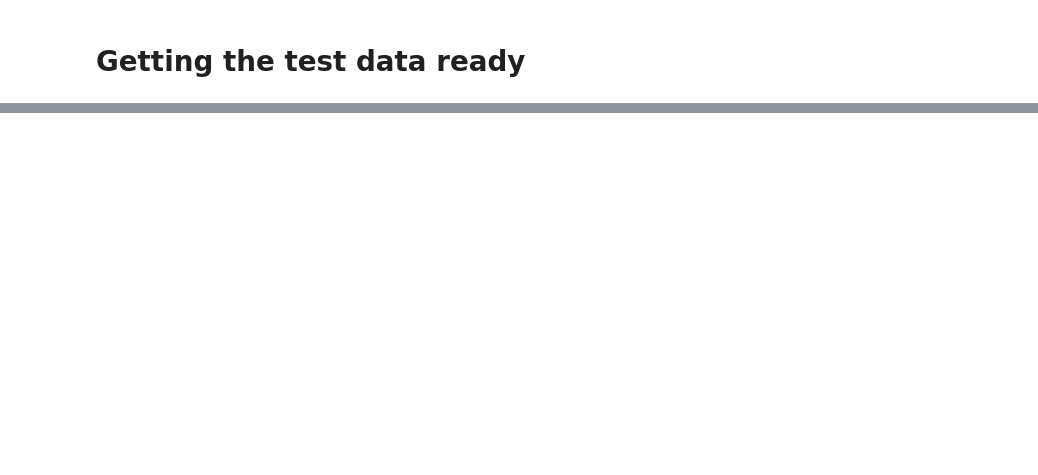
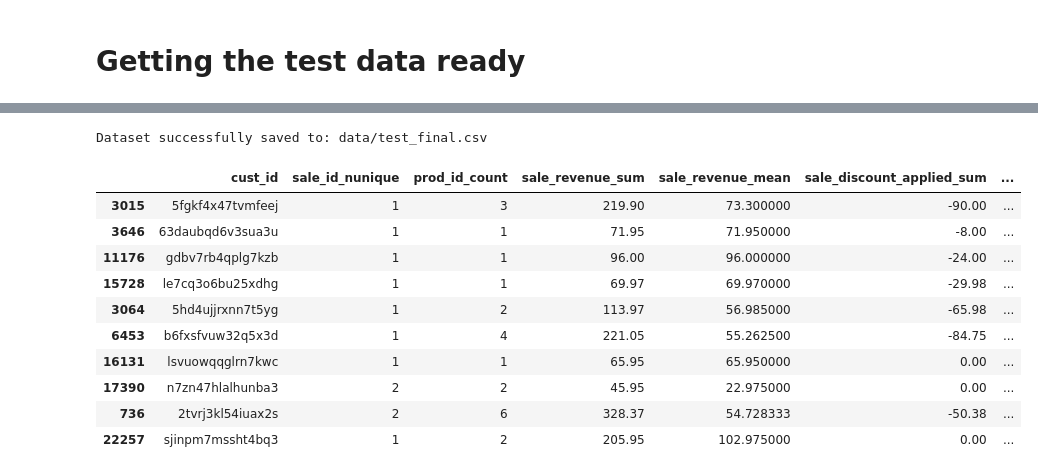
Before and after one commit to aradmehralian/Advanced-Analytics-Projects, a Jupyter notebook: Assignment 1/EDA_feature_engineering.ipynb, the cells around one changed output, grey strips where cells are left out. Drawn from its saved outputs; the diff is of its cells as text; code cells hidden in the pictures; blank space fills up the shorter version.

```diff
--- a/Assignment 1/EDA_feature_engineering.ipynb
+++ b/Assignment 1/EDA_feature_engineering.ipynb
@@ -637,0 +641,10 @@ Dataset successfully saved to: data/test_final.csv
+# %%
+df_transactions = pd.read_csv(
+    "data/transactions_2016_2017.csv",
+    low_memory=False,
+    parse_dates=["order_date", "pack_date"],
+)
+# %%
+test_transactions = df_transactions[
+    df_transactions["cust_id"].isin(test_ids["cust_id"])
+]
@@ -637,0 +661,4 @@ Dataset successfully saved to: data/test_final.csv
+# %%
+test_features = engineer_features(
+    test_transactions, global_max_date=max_date, top_brands=top_brands
+)
@@ -637,0 +674,18 @@ Dataset successfully saved to: data/test_final.csv
+# %%
+test_final = finalize_and_save(features=test_features, save_path="data/test_final")
+# %% [output]
+Dataset successfully saved to: data/test_final.csv
+# %%
+test_final.sample(n=10, random_state=29)
+# %% [output]
+|  | cust_id | sale_id_nunique | prod_id_count | sale_revenue_sum | sale_revenue_mean | sale_discount_applied_sum | ... |
+| 3015 | 5fgkf4x47tvmfeej | 1 | 3 | 219.90 | 73.300000 | -90.00 | ... |
+| 3646 | 63daubqd6v3sua3u | 1 | 1 | 71.95 | 71.950000 | -8.00 | ... |
+| 11176 | gdbv7rb4qplg7kzb | 1 | 1 | 96.00 | 96.000000 | -24.00 | ... |
+| 15728 | le7cq3o6bu25xdhg | 1 | 1 | 69.97 | 69.970000 | -29.98 | ... |
+| 3064 | 5hd4ujjrxnn7t5yg | 1 | 2 | 113.97 | 56.985000 | -65.98 | ... |
+| 6453 | b6fxsfvuw32q5x3d | 1 | 4 | 221.05 | 55.262500 | -84.75 | ... |
+| 16131 | lsvuowqqglrn7kwc | 1 | 1 | 65.95 | 65.950000 | 0.00 | ... |
+| 17390 | n7zn47hlalhunba3 | 2 | 2 | 45.95 | 22.975000 | 0.00 | ... |
+| 736 | 2tvrj3kl54iuax2s | 2 | 6 | 328.37 | 54.728333 | -50.38 | ... |
+| 22257 | sjinpm7mssht4bq3 | 1 | 2 | 205.95 | 102.975000 | 0.00 | ... |
```
Also changed, not shown: parts of 50 cells of this notebook, 13 other files.
